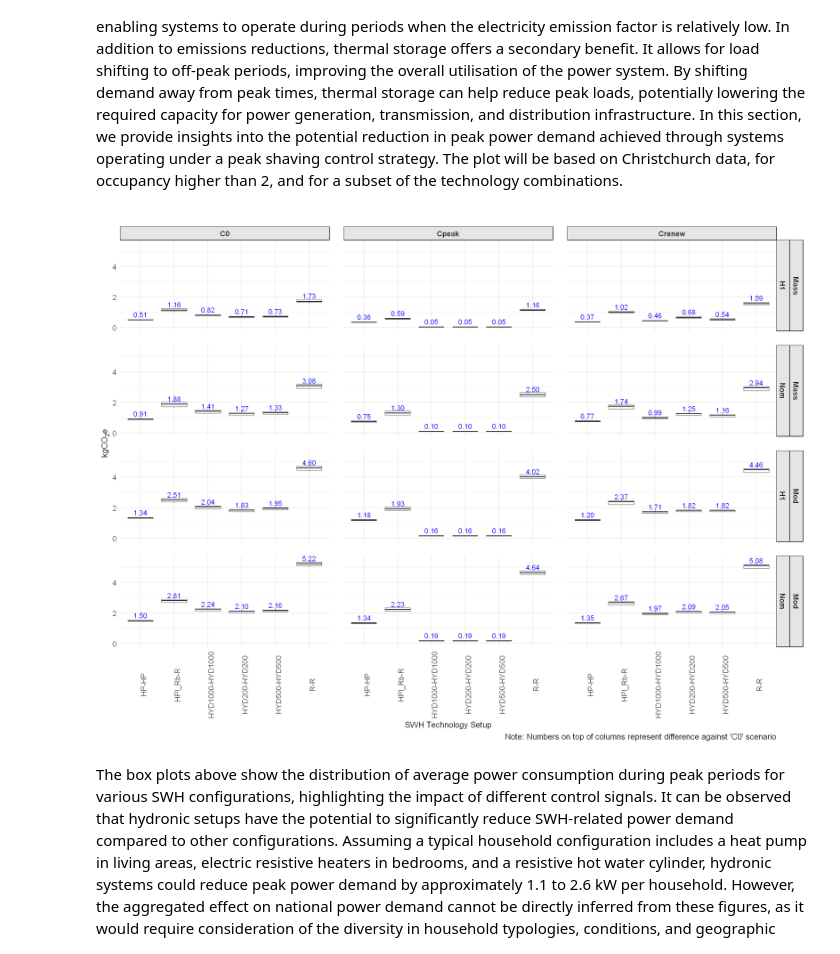
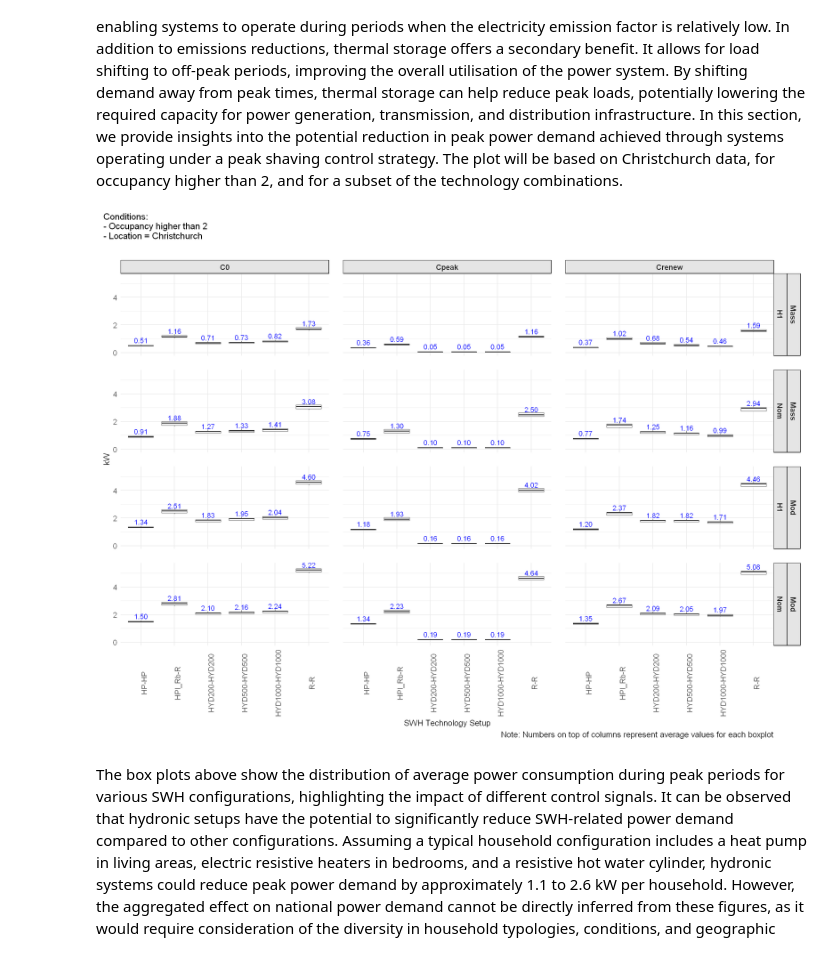
Before and after one commit to pxgo17/EECA_SWH_LCA, a Jupyter notebook: scripts/results_processing/SWH_LCA_results.ipynb, the cells around one changed output. Saved outputs shown, nothing was run; the diff lists cells and outputs as text; code cells hidden in the pictures.

```diff
--- a/scripts/results_processing/SWH_LCA_results.ipynb
+++ b/scripts/results_processing/SWH_LCA_results.ipynb
@@ -27,6 +27,10 @@ The dataset contains lifetime emissions (operational + embodied) for household s
 # %%
 library(tidyverse)
 options(warn = -1)
-household_lifetime_Call <- read_csv("D:/EECA_SWH_LCA/EECA_SWH_LCA/EECA_SWH_LCA/data/processed/lca/household_lifetime_Call.csv")
+household_lifetime_Call <- read_csv("D:/EECA_SWH_LCA/EECA_SWH_LCA/EECA_SWH_LCA/data/processed/lca/household_lifetime_Call.csv") %>% suppressMessages()
+household_lifetime_Call <- household_lifetime_Call %>%
+    mutate(SH_DW_code = factor(SH_DW_code, levels = c("HP-HP", "HP-HPo", "HP-R", "HP-Ro", "HPl_Rb-HP", "HPl_Rb-HPo",
+                                                      "HPl_Rb-R", "HPl_Rb-Ro", "HYD200-HYD200", "HYD500-HYD500", "HYD1000-HYD1000",
+                                                      "R-HP", "R-HPo", "R-R", "R-Ro")))
 household_lifetime_Call %>% summary()
 # %% [output]
@@ -393,32 +380,39 @@ household_lifetime_Call_CS_power <- household_lifetime_Call %>%
 # %%
 options(repr.plot.width=20, repr.plot.height=15)
-household_lifetime_Call_CS_power %>%
+main_plot <- household_lifetime_Call_CS_power %>%
   ggplot(aes(x = SH_DW_code, y = P_avg_peak_kW_year)) +
   geom_boxplot() +
   stat_summary(
     fun = mean,
     geom = "text",
     aes(label = sprintf("%.2f", after_stat(y))),
     vjust = -0.5,
     color = "blue",
     size = 5
   ) +
   facet_grid(house_type + insulation ~ CS_code) +
   theme_minimal(base_size = 16) +
   theme(
     axis.text.x = element_text(angle = 90, hjust = 0.5, size = 15),
     axis.text.y = element_text(size = 15),
     strip.text = element_text(face = "bold", size=15),
     strip.background = element_rect(fill = "gray90", color = "black"),
     panel.spacing = unit(2, "lines"),
     plot.margin = margin(t = 30, r = 10, b = 10, l = 10),
     plot.caption = element_text(size = 16)
   ) +
-    labs(caption = "Note: Numbers on top of columns represent difference against 'C0' scenario",
+    labs(caption = "Note: Numbers on top of columns represent average values for each boxplot",
         x = "SWH Technology Setup",
-        y = expression(kgCO[2]*e))
+        y = "kW")
+main_plot +
+  plot_annotation(
+    title = "Conditions:\n- Occupancy higher than 2\n- Location = Christchurch",
+    theme = theme(
+      plot.title = element_text(size = 18, hjust = 0, vjust = 2)
+    )
+  )
 # %% [output]
-[figure, old version]
+[figure, new version]
 # %% [markdown]
 The box plots above show the distribution of average power consumption during peak periods for various SWH configurations, highlighting the impact of different control signals. It can be observed that hydronic setups have the potential to significantly reduce SWH-related power demand compared to other configurations.
 Assuming a typical household configuration includes a heat pump in living areas, electric resistive heaters in bedrooms, and a resistive hot water cylinder, hydronic systems could reduce peak power demand by approximately 1.1 to 2.6 kW per household. However, the aggregated effect on national power demand cannot be directly inferred from these figures, as it would require consideration of the diversity in household typologies, conditions, and geographic locations.
```
Also changed, not shown: parts of 9 cells of this notebook, 16 other files.
